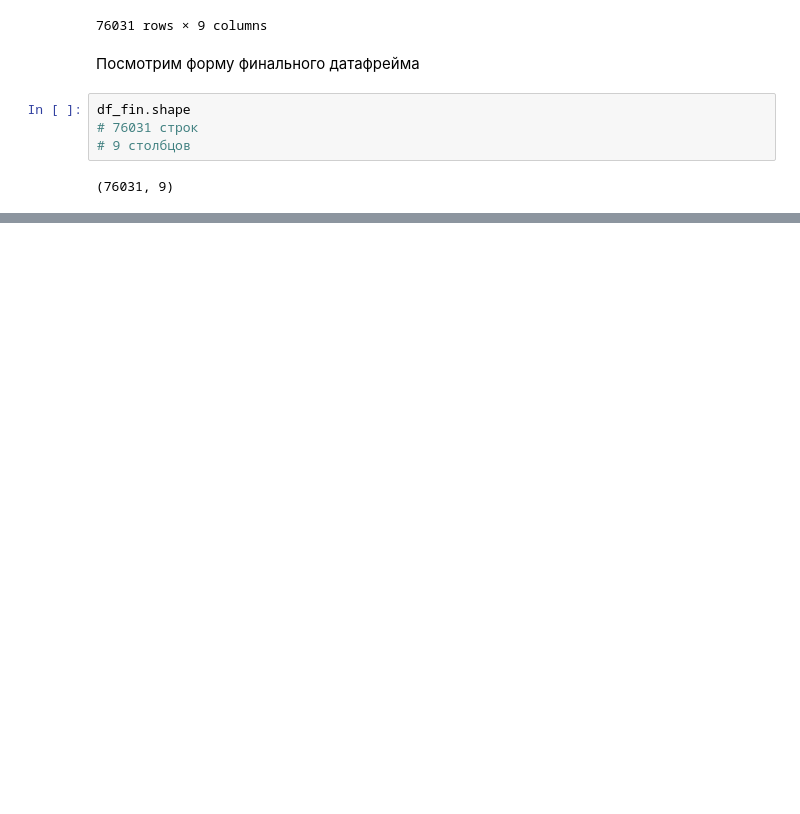
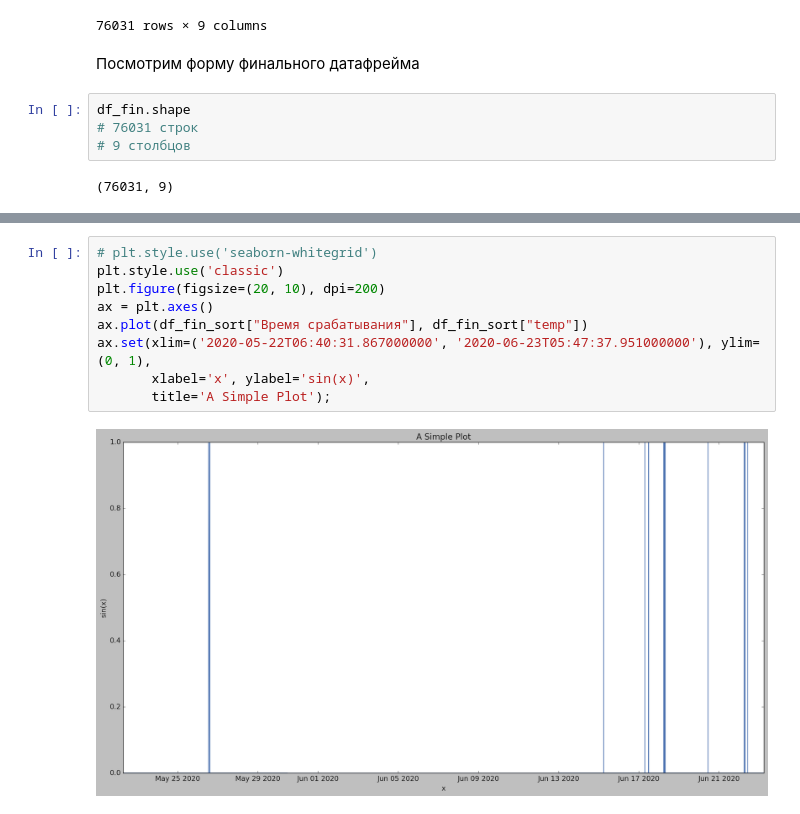
Before and after one commit to raptor72/compressors_voultage_trouble, a Jupyter notebook: compressors_analysis.ipynb, the cells around one changed output, grey strips where cells are left out. Drawn from its saved outputs; the diff is of its cells as text; blank space fills up the shorter version.

```diff
--- a/compressors_analysis.ipynb
+++ b/compressors_analysis.ipynb
@@ -172,0 +425,11 @@ plt.ylabel("Мощьность кВт")
+# %%
+# plt.style.use('seaborn-whitegrid')
+plt.style.use('classic')
+plt.figure(figsize=(20, 10), dpi=200)
+ax = plt.axes()
+ax.plot(df_fin_sort["Время срабатывания"], df_fin_sort["temp"])
+ax.set(xlim=('2020-05-22T06:40:31.867000000', '2020-06-23T05:47:37.951000000'), ylim=(0, 1),
+       xlabel='x', ylabel='sin(x)',
+       title='A Simple Plot');
+# %% [output]
+[figure, added]
```
Also changed, not shown: parts of 28 cells of this notebook.
